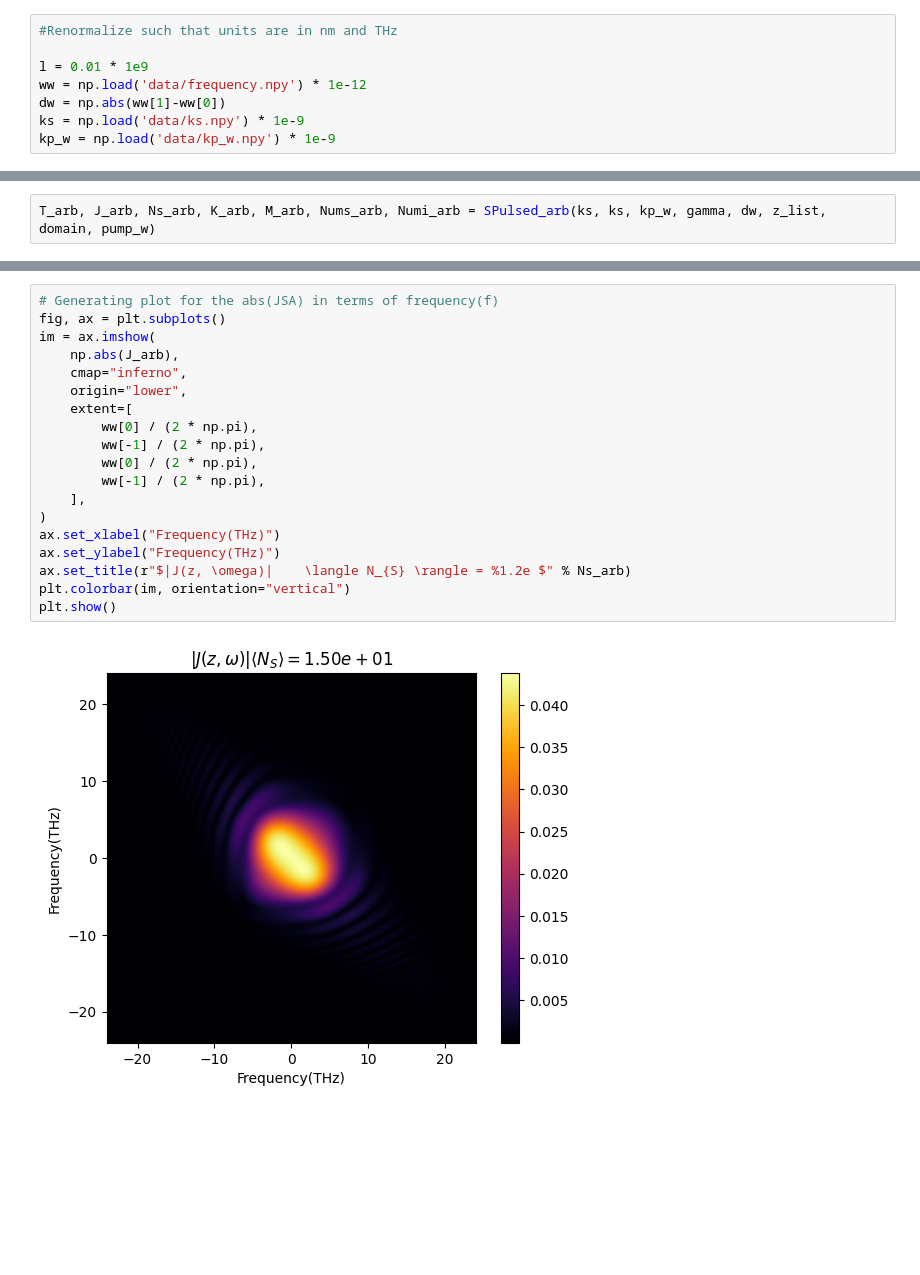
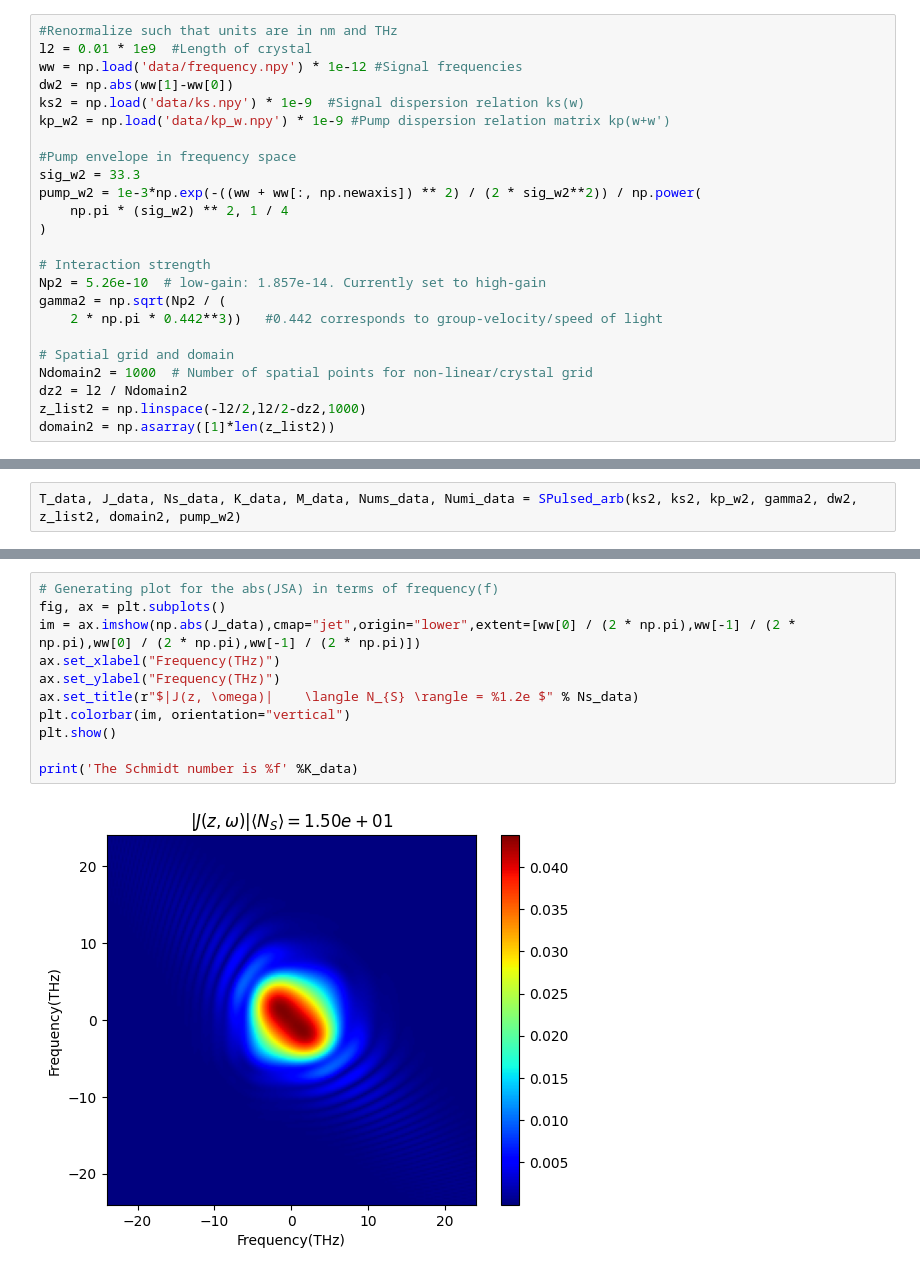
Before and after one commit to polyquantique/NeedALight, a Jupyter notebook: NeedALight/examples/example_arbitrary.ipynb, the cells around one changed output, grey strips where cells are left out. Cells and saved outputs as stored; diff of their text form; blank space fills up the shorter version.

```diff
--- a/NeedALight/examples/example_arbitrary.ipynb
+++ b/NeedALight/examples/example_arbitrary.ipynb
@@ -9,8 +153,24 @@ We initialize the data. Note that here we use dispersive date obtained from disp
 # %%
 #Renormalize such that units are in nm and THz
+l2 = 0.01 * 1e9  #Length of crystal
+ww = np.load('data/frequency.npy') * 1e-12 #Signal frequencies
+dw2 = np.abs(ww[1]-ww[0])
+ks2 = np.load('data/ks.npy') * 1e-9  #Signal dispersion relation ks(w)
+kp_w2 = np.load('data/kp_w.npy') * 1e-9 #Pump dispersion relation matrix kp(w+w')
 
-l = 0.01 * 1e9
-ww = np.load('data/frequency.npy') * 1e-12
-dw = np.abs(ww[1]-ww[0])
-ks = np.load('data/ks.npy') * 1e-9
-kp_w = np.load('data/kp_w.npy') * 1e-9
+#Pump envelope in frequency space
+sig_w2 = 33.3
+pump_w2 = 1e-3*np.exp(-((ww + ww[:, np.newaxis]) ** 2) / (2 * sig_w2**2)) / np.power(
+    np.pi * (sig_w2) ** 2, 1 / 4
+)
+
+# Interaction strength
+Np2 = 5.26e-10  # low-gain: 1.857e-14. Currently set to high-gain
+gamma2 = np.sqrt(Np2 / (
+    2 * np.pi * 0.442**3))   #0.442 corresponds to group-velocity/speed of light
+
+# Spatial grid and domain
+Ndomain2 = 1000  # Number of spatial points for non-linear/crystal grid
+dz2 = l2 / Ndomain2
+z_list2 = np.linspace(-l2/2,l2/2-dz2,1000)
+domain2 = np.asarray([1]*len(z_list2))
@@ -33,2 +177,2 @@ domain = np.asarray([1]*len(z_list))
 # %%
-T_arb, J_arb, Ns_arb, K_arb, M_arb, Nums_arb, Numi_arb = SPulsed_arb(ks, ks, kp_w, gamma, dw, z_list, domain, pump_w)
+T_data, J_data, Ns_data, K_data, M_data, Nums_data, Numi_data = SPulsed_arb(ks2, ks2, kp_w2, gamma2, dw2, z_list2, domain2, pump_w2)
@@ -35,21 +181,13 @@ T_arb, J_arb, Ns_arb, K_arb, M_arb, Nums_arb, Numi_arb = SPulsed_arb(ks, ks, kp_
 # %%
 # Generating plot for the abs(JSA) in terms of frequency(f)
 fig, ax = plt.subplots()
-im = ax.imshow(
-    np.abs(J_arb),
-    cmap="inferno",
-    origin="lower",
-    extent=[
-        ww[0] / (2 * np.pi),
-        ww[-1] / (2 * np.pi),
-        ww[0] / (2 * np.pi),
-        ww[-1] / (2 * np.pi),
-    ],
-)
+im = ax.imshow(np.abs(J_data),cmap="jet",origin="lower",extent=[ww[0] / (2 * np.pi),ww[-1] / (2 * np.pi),ww[0] / (2 * np.pi),ww[-1] / (2 * np.pi)])
 ax.set_xlabel("Frequency(THz)")
 ax.set_ylabel("Frequency(THz)")
-ax.set_title(r"$|J(z, \omega)|    \langle N_{S} \rangle = %1.2e $" % Ns_arb)
+ax.set_title(r"$|J(z, \omega)|    \langle N_{S} \rangle = %1.2e $" % Ns_data)
 plt.colorbar(im, orientation="vertical")
 plt.show()
+
+print('The Schmidt number is %f' %K_data)
 # %% [output]
-[figure, old version]
+[figure, new version]
```
Also changed, not shown: parts of 29 cells of this notebook.
